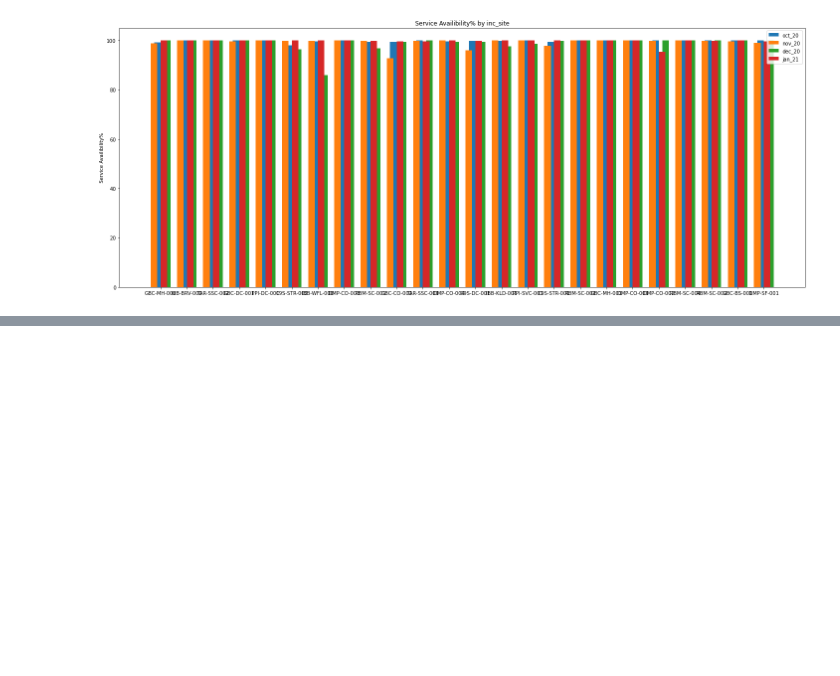
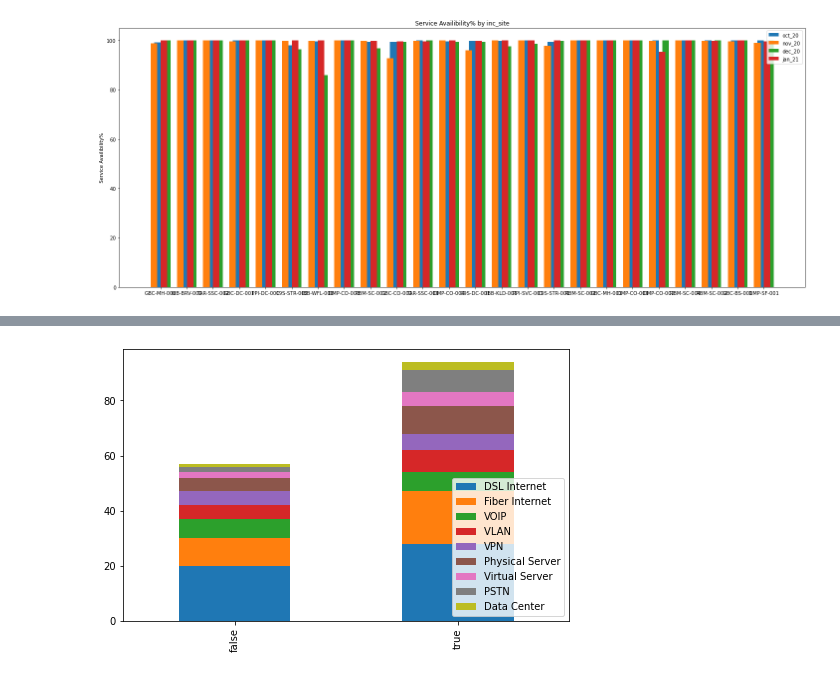
Before and after one commit to anujpatel96/Assesment, a Jupyter notebook: Interview_Preparation_Work_jupy.ipynb, the cells around one changed output, grey strips where cells are left out. Saved outputs shown, nothing was run; the diff lists cells and outputs as text; code cells hidden in the pictures; blank space fills up the shorter version.

```diff
--- a/Interview_Preparation_Work_jupy.ipynb
+++ b/Interview_Preparation_Work_jupy.ipynb
@@ -918,0 +921,10 @@ Average   98.796192       100.0   99.954839   99.915065   99.663396
+# %%
+fact_data["Resolution_in_target_time"] = "Nan"
+for i in range(len(fact_data)):
+    for (j,k) in zip(range(len(Target_data["Severity"])), range(len(Target_data["Target Time To Resolve"]))):
+        if fact_data["inc_severity"][i] == Target_data["Severity"][j]:
+            if fact_data["Resolution Time in hours"][i] > Target_data["Target Time To Resolve"][k]:
+                fact_data["Resolution_in_target_time"][i] = False
+            else:
+                fact_data["Resolution_in_target_time"][i] = True
+fact_data
@@ -918,0 +953,3 @@ Average   98.796192       100.0   99.954839   99.915065   99.663396
+# %%
+df_fact = fact_data[['inc_creation_dt', 'inc_resolution_dt', 'inc_issue_reason', 'inc_closure_reason', 'inc_cust_name', 'inc_product','Month', 'inc_closure_reason_flag',	'Resolution Time in hours',	'Resolution_in_target_time'  ]]
+df_fact
@@ -918,0 +970,13 @@ Average   98.796192       100.0   99.954839   99.915065   99.663396
+# %%
+def bar_chart(feature):
+
+    false = df_fact[df_fact['Resolution_in_target_time']== False][feature].value_counts()
+    true = df_fact[df_fact['Resolution_in_target_time']== True][feature].value_counts()
+    temp = pd.DataFrame([false,true])
+    temp.index = ['false','true']
+    temp.plot(kind='bar',stacked=True, figsize=(8,5))
+
+#for i in df_fact[['inc_product', 'inc_cust_name', 'inc_issue_reason', 'inc_closure_reason', 'inc_closure_reason_flag', 'Month']]:
+bar_chart('inc_product')
+# %% [output]
+[figure, added]
```
Also changed, not shown: parts of 16 cells of this notebook.
